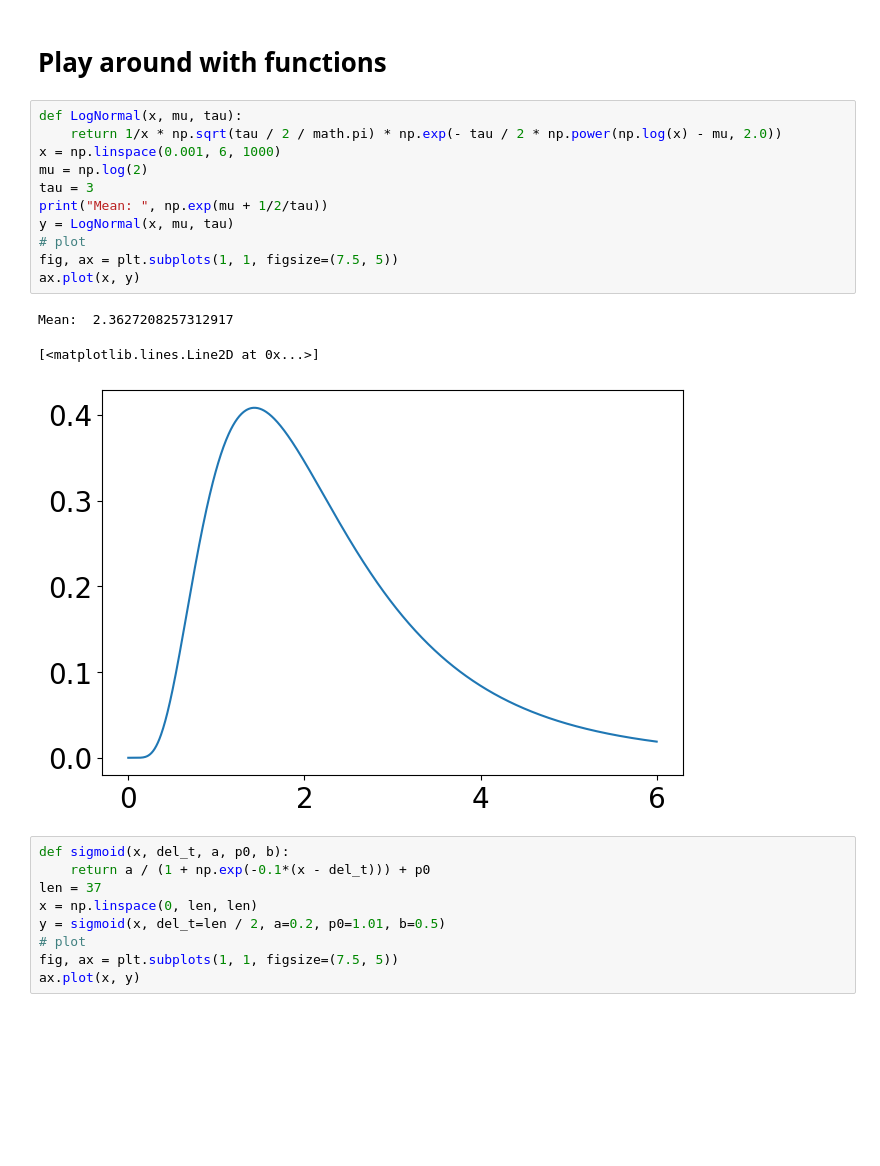
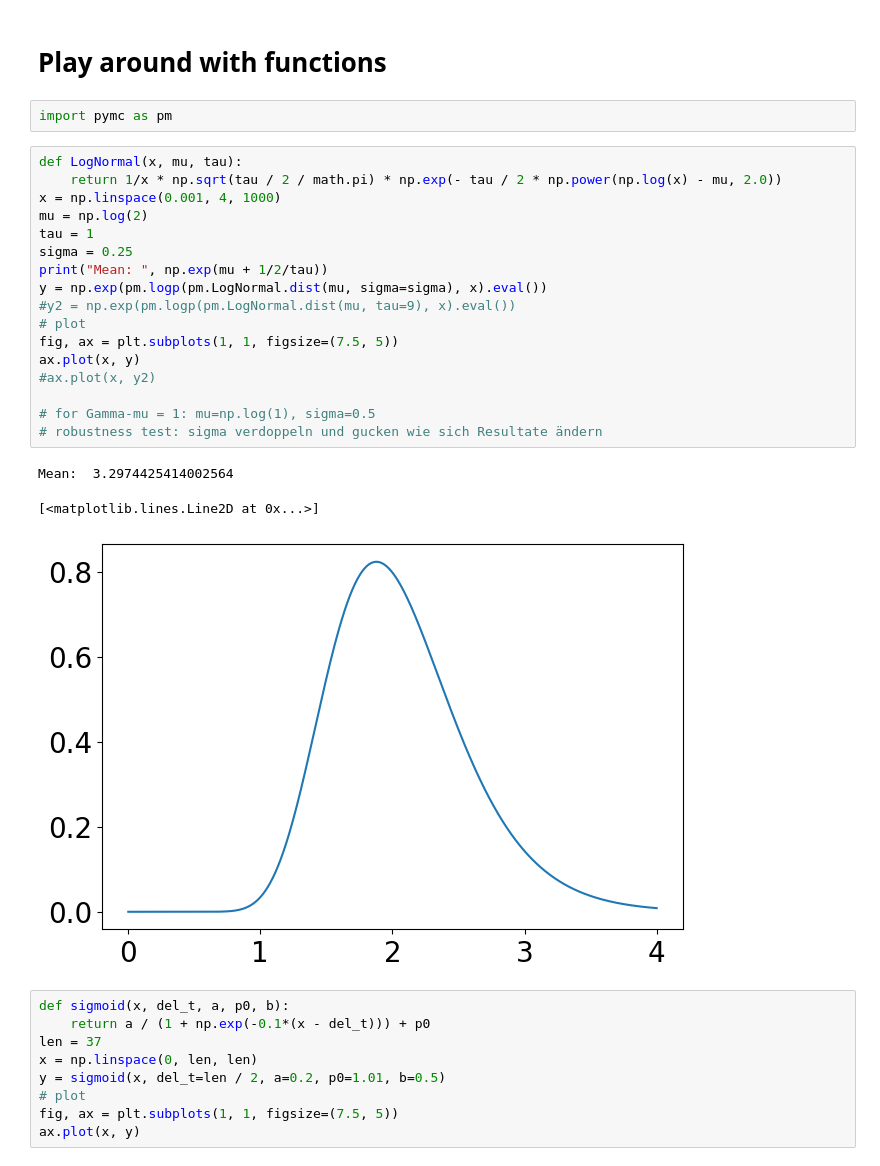
Before and after one commit to Priesemann-Group/mobility_inference, a Jupyter notebook: input_data_analysis.ipynb, the cells around one changed output. Drawn from its saved outputs; the diff is of its cells as text; blank space fills up the shorter version.

```diff
--- a/input_data_analysis.ipynb
+++ b/input_data_analysis.ipynb
@@ -1359,21 +1359,29 @@ format_x_axis(ax, dates, last=True)
 [figure]
 # %% [markdown]
 # Play around with functions
+# %%
+import pymc as pm
 # %%
 def LogNormal(x, mu, tau):
     return 1/x * np.sqrt(tau / 2 / math.pi) * np.exp(- tau / 2 * np.power(np.log(x) - mu, 2.0))
-x = np.linspace(0.001, 6, 1000)
+x = np.linspace(0.001, 4, 1000)
 mu = np.log(2)
-tau = 3
+tau = 1
+sigma = 0.25
 print("Mean: ", np.exp(mu + 1/2/tau))
-y = LogNormal(x, mu, tau)
+y = np.exp(pm.logp(pm.LogNormal.dist(mu, sigma=sigma), x).eval())
+#y2 = np.exp(pm.logp(pm.LogNormal.dist(mu, tau=9), x).eval())
 # plot
 fig, ax = plt.subplots(1, 1, figsize=(7.5, 5))
 ax.plot(x, y)
+#ax.plot(x, y2)
+
+# for Gamma-mu = 1: mu=np.log(1), sigma=0.5
+# robustness test: sigma verdoppeln und gucken wie sich Resultate ändern
 # %% [output]
-Mean:  2.3627208257312917
+Mean:  3.2974425414002564
 [<matplotlib.lines.Line2D at 0x...>]
-[figure, old version]
+[figure, new version]
 # %%
 def sigmoid(x, del_t, a, p0, b):
     return a / (1 + np.exp(-0.1*(x - del_t))) + p0
```
Also changed, not shown: parts of 3 cells of this notebook.
